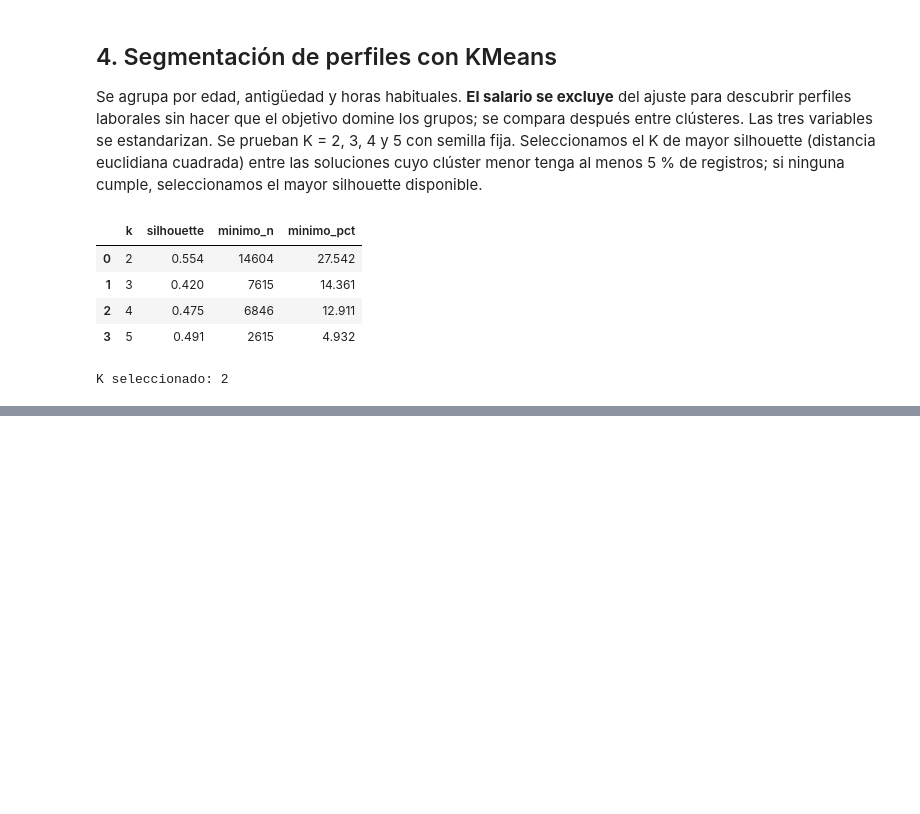
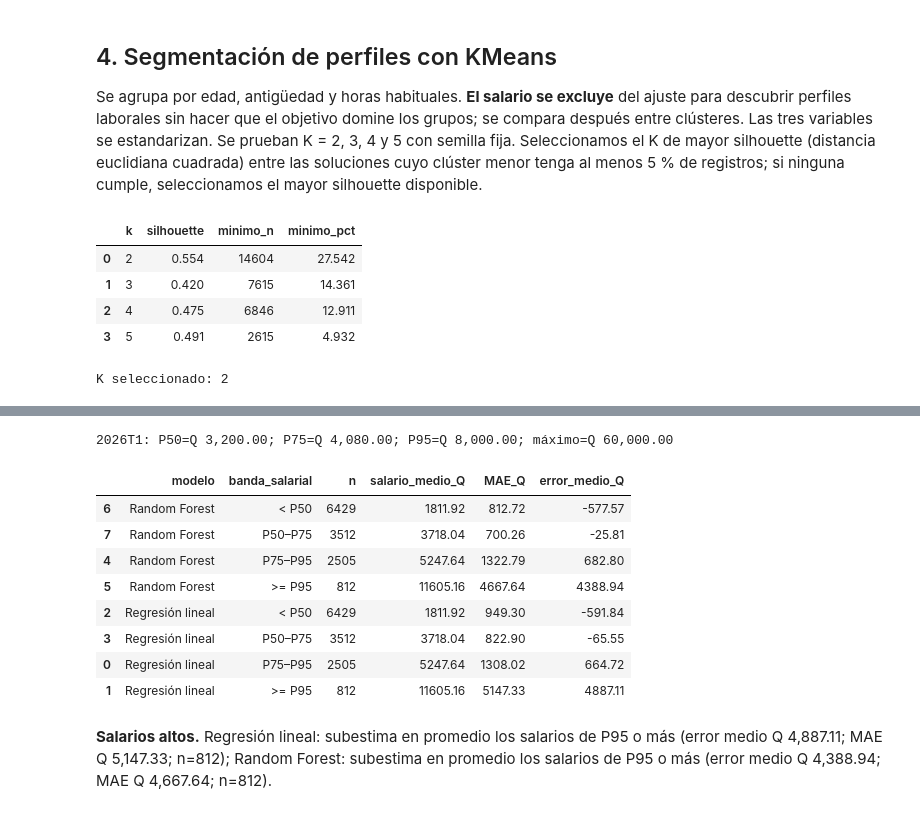
Before and after one commit to Jorge162017/Lab7-DataScience, a Jupyter notebook: notebooks/Lab7_Avance.ipynb, the cells around one changed output, grey strips where cells are left out. Saved outputs shown, nothing was run; the diff lists cells and outputs as text; code cells hidden in the pictures; blank space fills up the shorter version.

```diff
--- a/notebooks/Lab7_Avance.ipynb
+++ b/notebooks/Lab7_Avance.ipynb
@@ -762,0 +1022,57 @@ muestral. No indican causalidad ni salarios recomendados.
+# %%
+p50, p75, p95 = prueba.agg(
+    F.percentile_approx('salario_mensual', [0.50, 0.75, 0.95], 10000)
+).first()[0]
+max_salario_prueba = prueba.agg(F.max('salario_mensual')).first()[0]
+
+def errores_por_percentil(df_pred, nombre_modelo):
+    banda = (
+        F.when(F.col('salario_mensual') < p50, '< P50')
+         .when(F.col('salario_mensual') < p75, 'P50–P75')
+         .when(F.col('salario_mensual') < p95, 'P75–P95')
+         .otherwise('>= P95')
+    )
+    df = (df_pred.withColumn('banda_salarial', banda)
+        .withColumn('residuo', F.col('salario_mensual') - F.col('prediction')))
+    tabla = (df.groupBy('banda_salarial')
+        .agg(F.count('*').alias('n'),
+             F.avg('salario_mensual').alias('salario_medio_Q'),
+             F.avg(F.abs(F.col('residuo'))).alias('MAE_Q'),
+             F.avg('residuo').alias('error_medio_Q'))
+        .toPandas())
+    tabla.insert(0, 'modelo', nombre_modelo)
+    return tabla
+
+tabla_percentiles = pd.concat(
+    [errores_por_percentil(df_pred, nombre) for nombre, df_pred in predicciones_test.items()],
+    ignore_index=True,
+)
+orden_bandas = {'< P50': 0, 'P50–P75': 1, 'P75–P95': 2, '>= P95': 3}
+tabla_percentiles['orden'] = tabla_percentiles['banda_salarial'].map(orden_bandas)
+tabla_percentiles = tabla_percentiles.sort_values(['modelo', 'orden']).drop(columns='orden')
+print(f'2026T1: P50=Q {p50:,.2f}; P75=Q {p75:,.2f}; P95=Q {p95:,.2f}; máximo=Q {max_salario_prueba:,.2f}')
+display(tabla_percentiles.round(2))
+
+lecturas_altos = []
+for nombre in predicciones_test:
+    fila = tabla_percentiles.loc[
+        (tabla_percentiles.modelo == nombre) & (tabla_percentiles.banda_salarial == '>= P95')
+    ].iloc[0]
+    direccion = 'subestima' if fila.error_medio_Q > 0 else 'sobreestima' if fila.error_medio_Q < 0 else 'no muestra sesgo medio'
+    lecturas_altos.append(
+        f'{nombre}: {direccion} en promedio los salarios de P95 o más '
+        f'(error medio Q {fila.error_medio_Q:,.2f}; MAE Q {fila.MAE_Q:,.2f}; n={int(fila.n):,})'
+    )
+display(Markdown('**Salarios altos.** ' + '; '.join(lecturas_altos) + '.'))
+# %% [output]
+2026T1: P50=Q 3,200.00; P75=Q 4,080.00; P95=Q 8,000.00; máximo=Q 60,000.00
+|  | modelo | banda_salarial | n | salario_medio_Q | MAE_Q | error_medio_Q |
+| 6 | Random Forest | < P50 | 6429 | 1811.92 | 812.72 | -577.57 |
+| 7 | Random Forest | P50–P75 | 3512 | 3718.04 | 700.26 | -25.81 |
+| 4 | Random Forest | P75–P95 | 2505 | 5247.64 | 1322.79 | 682.80 |
+| 5 | Random Forest | >= P95 | 812 | 11605.16 | 4667.64 | 4388.94 |
+| 2 | Regresión lineal | < P50 | 6429 | 1811.92 | 949.30 | -591.84 |
+| 3 | Regresión lineal | P50–P75 | 3512 | 3718.04 | 822.90 | -65.55 |
+| 0 | Regresión lineal | P75–P95 | 2505 | 5247.64 | 1308.02 | 664.72 |
+| 1 | Regresión lineal | >= P95 | 812 | 11605.16 | 5147.33 | 4887.11 |
+**Salarios altos.** Regresión lineal: subestima en promedio los salarios de P95 o más (error medio Q 4,887.11; MAE Q 5,147.33; n=812); Random Forest: subestima en promedio los salarios de P95 o más (error medio Q 4,388.94; MAE Q 4,667.64; n=812).
```
Also changed, not shown: parts of 20 cells of this notebook, 1 other file.
